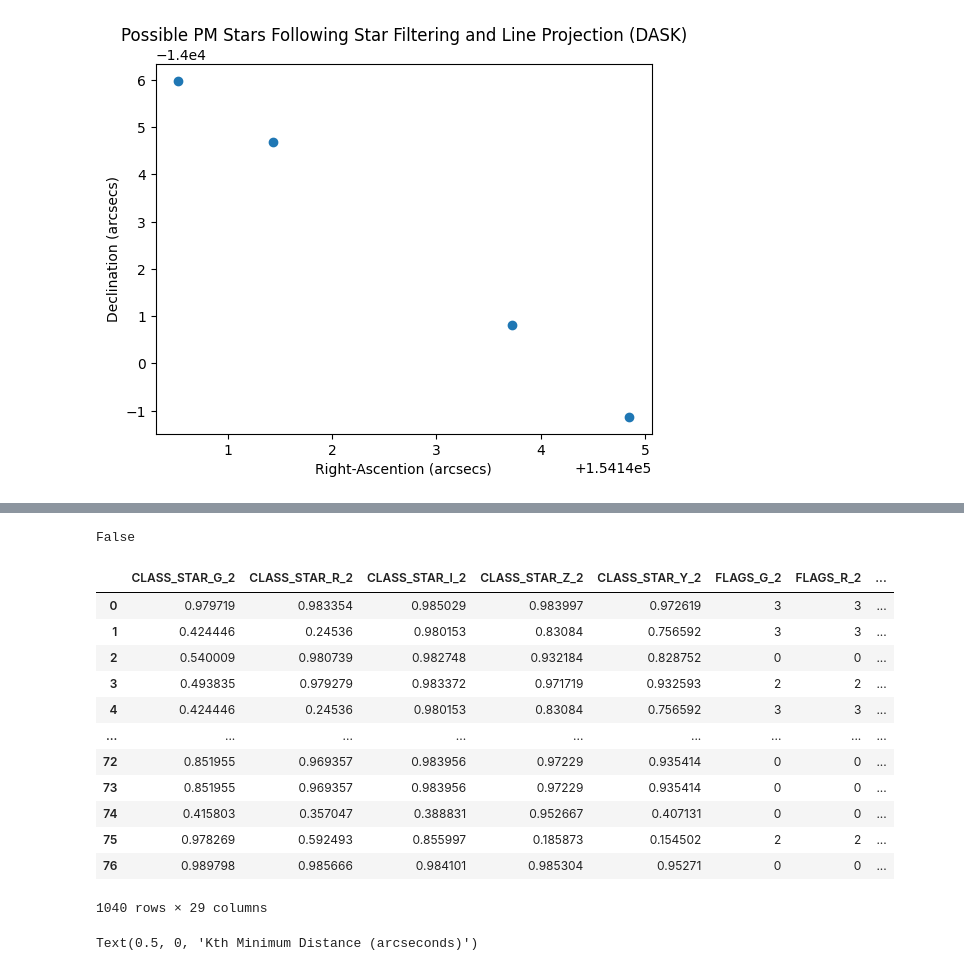
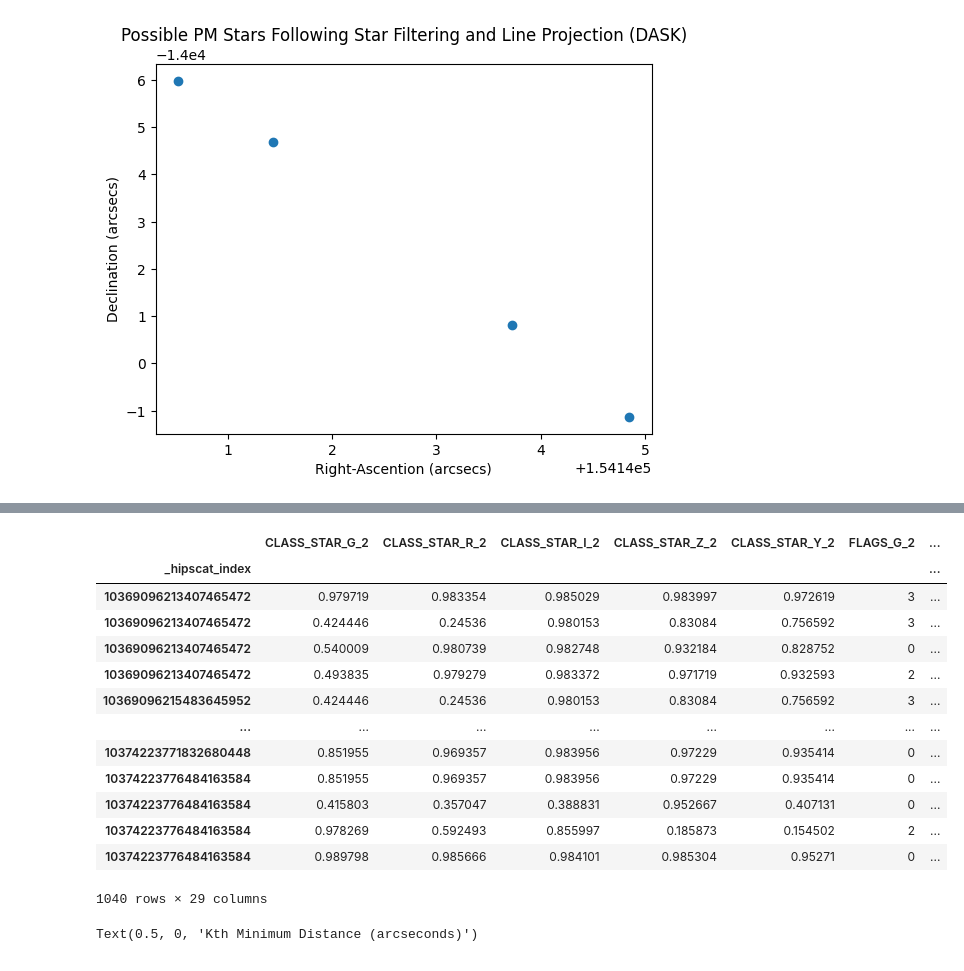
Before and after one commit to JoaoDPassos/brown-dwarf-search, a Jupyter notebook: xmatch_dask.ipynb, the cells around one changed output, grey strips where cells are left out. Drawn from its saved outputs; the diff is of its cells as text; code cells hidden in the pictures.

```diff
--- a/xmatch_dask.ipynb
+++ b/xmatch_dask.ipynb
@@ -282,23 +271,23 @@ OSError: [Errno 12] Cannot allocate memory
 # %%
 df_3 = df_3.reset_index(drop=True, level = 0)
-df_3 = df_3.drop_duplicates()
+
 
 df_3
 # %% [output]
+|  | CLASS_STAR_G_2 | CLASS_STAR_R_2 | CLASS_STAR_I_2 | CLASS_STAR_Z_2 | CLASS_STAR_Y_2 | FLAGS_G_2 | ... |
+| _hipscat_index |  |  |  |  |  |  | ... |
+| 10369096213407465472 | 0.979719 | 0.983354 | 0.985029 | 0.983997 | 0.972619 | 3 | ... |
+| 10369096213407465472 | 0.424446 | 0.24536 | 0.980153 | 0.83084 | 0.756592 | 3 | ... |
+| 10369096213407465472 | 0.540009 | 0.980739 | 0.982748 | 0.932184 | 0.828752 | 0 | ... |
+| 10369096213407465472 | 0.493835 | 0.979279 | 0.983372 | 0.971719 | 0.932593 | 2 | ... |
+| 10369096215483645952 | 0.424446 | 0.24536 | 0.980153 | 0.83084 | 0.756592 | 3 | ... |
+| ... | ... | ... | ... | ... | ... | ... | ... |
+| 10374223771832680448 | 0.851955 | 0.969357 | 0.983956 | 0.97229 | 0.935414 | 0 | ... |
+| 10374223776484163584 | 0.851955 | 0.969357 | 0.983956 | 0.97229 | 0.935414 | 0 | ... |
+| 10374223776484163584 | 0.415803 | 0.357047 | 0.388831 | 0.952667 | 0.407131 | 0 | ... |
+| 10374223776484163584 | 0.978269 | 0.592493 | 0.855997 | 0.185873 | 0.154502 | 2 | ... |
+| 10374223776484163584 | 0.989798 | 0.985666 | 0.984101 | 0.985304 | 0.95271 | 0 | ... |
-False
+1040 rows × 29 columns
-|  | CLASS_STAR_G_2 | CLASS_STAR_R_2 | CLASS_STAR_I_2 | CLASS_STAR_Z_2 | CLASS_STAR_Y_2 | FLAGS_G_2 | FLAGS_R_2 | ... |
-| 0 | 0.979719 | 0.983354 | 0.985029 | 0.983997 | 0.972619 | 3 | 3 | ... |
-| 1 | 0.424446 | 0.24536 | 0.980153 | 0.83084 | 0.756592 | 3 | 3 | ... |
-| 2 | 0.540009 | 0.980739 | 0.982748 | 0.932184 | 0.828752 | 0 | 0 | ... |
-| 3 | 0.493835 | 0.979279 | 0.983372 | 0.971719 | 0.932593 | 2 | 2 | ... |
-| 4 | 0.424446 | 0.24536 | 0.980153 | 0.83084 | 0.756592 | 3 | 3 | ... |
-| ... | ... | ... | ... | ... | ... | ... | ... | ... |
-| 72 | 0.851955 | 0.969357 | 0.983956 | 0.97229 | 0.935414 | 0 | 0 | ... |
-| 73 | 0.851955 | 0.969357 | 0.983956 | 0.97229 | 0.935414 | 0 | 0 | ... |
-| 74 | 0.415803 | 0.357047 | 0.388831 | 0.952667 | 0.407131 | 0 | 0 | ... |
-| 75 | 0.978269 | 0.592493 | 0.855997 | 0.185873 | 0.154502 | 2 | 2 | ... |
-| 76 | 0.989798 | 0.985666 | 0.984101 | 0.985304 | 0.95271 | 0 | 0 | ... |
-1040 rows × 29 columns
 # %%
 plt.hist(df_3['kth_min_proj_error'], bins=75, color = 'green')
 plt.title('Kth Minimum Distance From Projection in Each Star Group')
```
Also changed, not shown: parts of 4 cells of this notebook, 3 other files.
